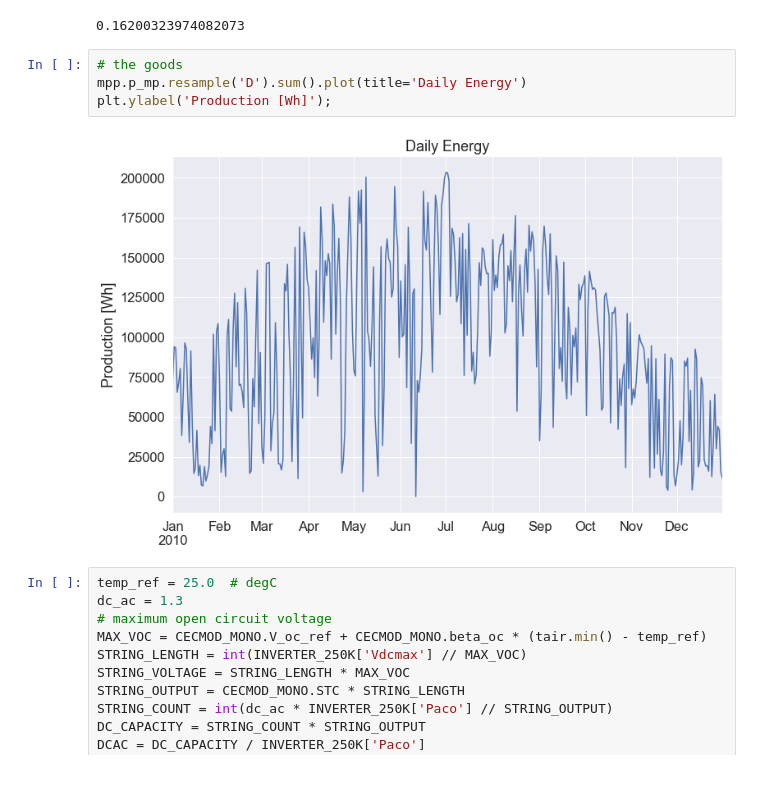
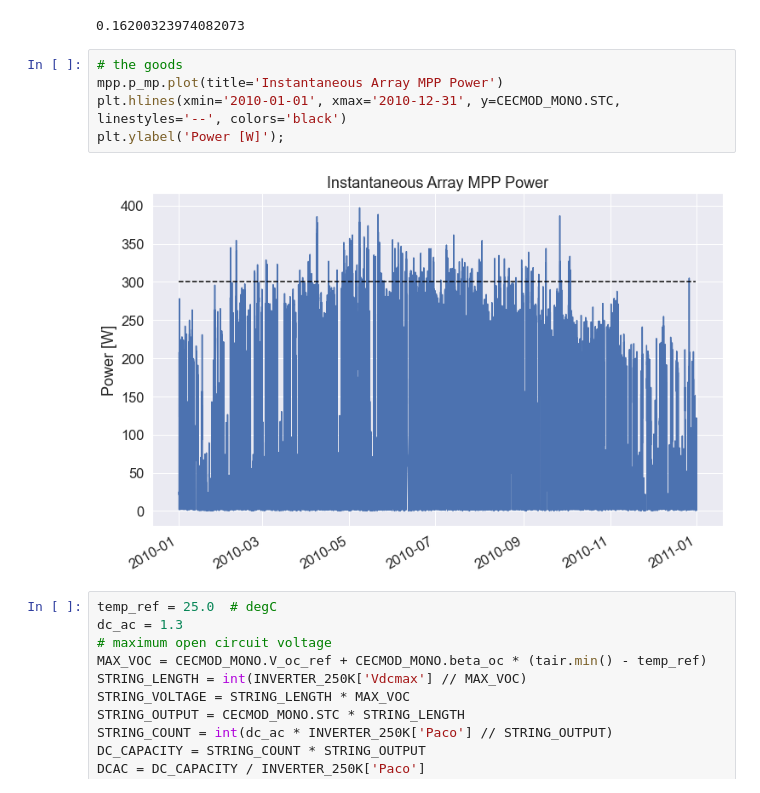
Before and after one commit to mikofski/pvsc49-satellite-sampling, a Jupyter notebook: analysis/instantaneous_weather-SURFRAD.ipynb, the cells around one changed output. Drawn from its saved outputs; the diff is of its cells as text.

```diff
--- a/analysis/instantaneous_weather-SURFRAD.ipynb
+++ b/analysis/instantaneous_weather-SURFRAD.ipynb
@@ -657,10 +672,11 @@ module_efficiency
 0.16200323974082073
 # %%
 # the goods
-mpp.p_mp.resample('D').sum().plot(title='Daily Energy')
-plt.ylabel('Production [Wh]');
+mpp.p_mp.plot(title='Instantaneous Array MPP Power')
+plt.hlines(xmin='2010-01-01', xmax='2010-12-31', y=CECMOD_MONO.STC, linestyles='--', colors='black')
+plt.ylabel('Power [W]');
 # %% [output]
-[figure, old version]
+[figure, new version]
 # %%
 temp_ref = 25.0  # degC
 dc_ac = 1.3
```
Also changed, not shown: parts of 49 cells of this notebook.
